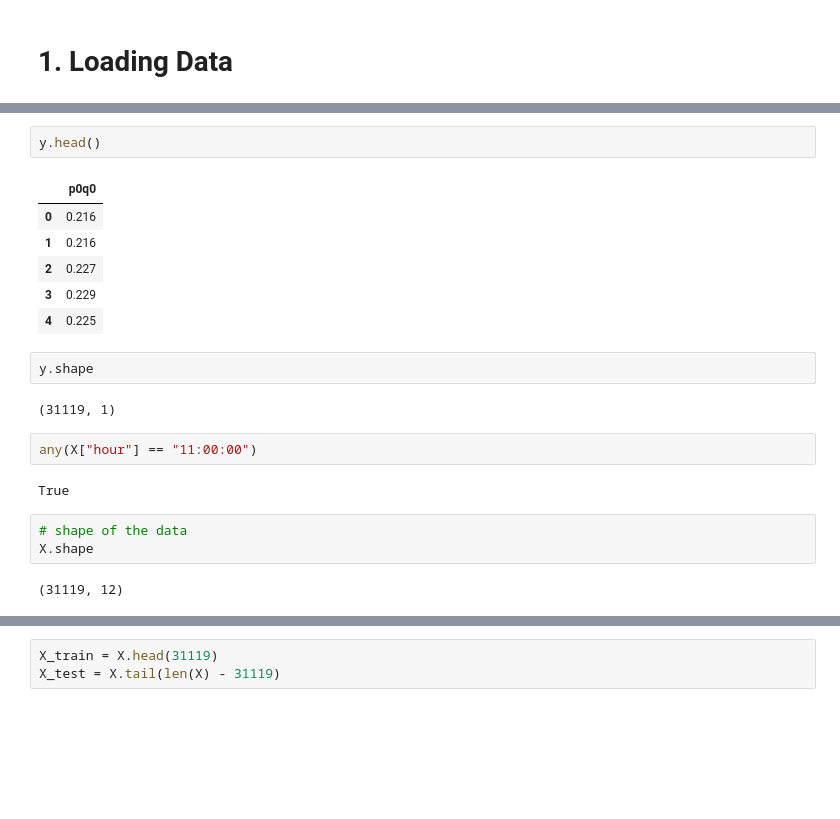
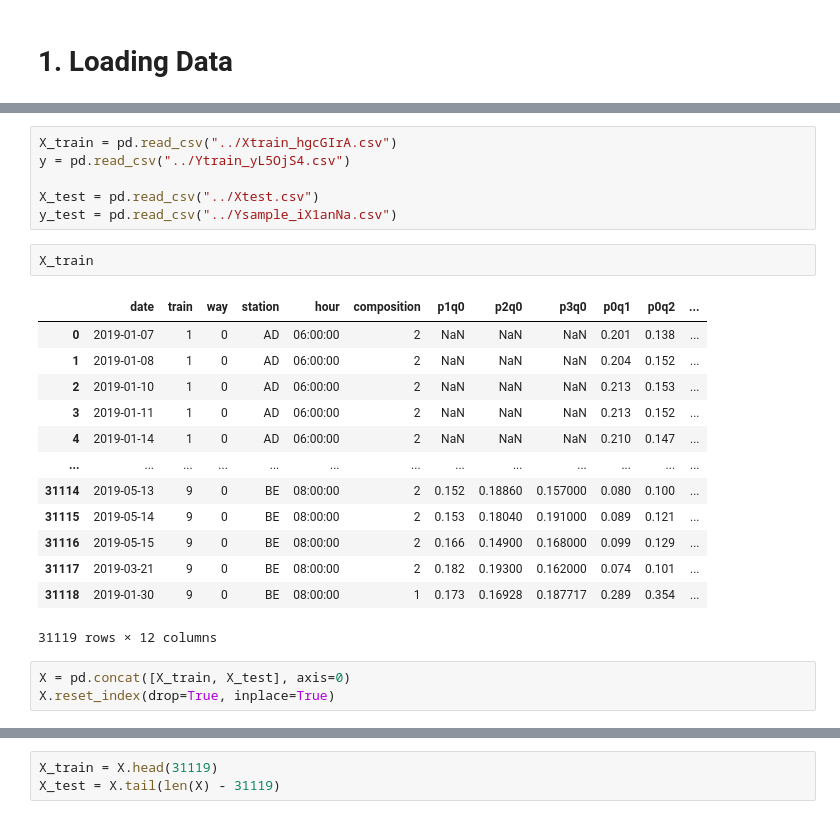
Before and after one commit to Ashraf-Khabar/Mean-time-to-predict-the-Occupation-Of-Trains, a Jupyter notebook: Torch Model Training/NN Training.ipynb, the cells around one changed output, grey strips where cells are left out. Saved outputs shown, nothing was run; the diff lists cells and outputs as text; blank space fills up the shorter version.

```diff
--- a/Torch Model Training/NN Training.ipynb
+++ b/Torch Model Training/NN Training.ipynb
@@ -29,22 +7,25 @@ y = y.drop(['Unnamed: 0'], axis=1)
-# %%
-y.head()
-# %% [output]
-|  | p0q0 |
-| 0 | 0.216 |
-| 1 | 0.216 |
-| 2 | 0.227 |
-| 3 | 0.229 |
-| 4 | 0.225 |
-# %%
-y.shape
-# %% [output]
-(31119, 1)
-# %%
-any(X["hour"] == "11:00:00")
-# %% [output]
-True
-# %%
-# shape of the data
-X.shape
-# %% [output]
-(31119, 12)
+# %%
+X_train = pd.read_csv("../Xtrain_hgcGIrA.csv")
+y = pd.read_csv("../Ytrain_yL5OjS4.csv")
+
+X_test = pd.read_csv("../Xtest.csv")
+y_test = pd.read_csv("../Ysample_iX1anNa.csv")
+# %%
+X_train
+# %% [output]
+|  | date | train | way | station | hour | composition | p1q0 | p2q0 | p3q0 | p0q1 | p0q2 | ... |
+| 0 | 2019-01-07 | 1 | 0 | AD | 06:00:00 | 2 | NaN | NaN | NaN | 0.201 | 0.138 | ... |
+| 1 | 2019-01-08 | 1 | 0 | AD | 06:00:00 | 2 | NaN | NaN | NaN | 0.204 | 0.152 | ... |
+| 2 | 2019-01-10 | 1 | 0 | AD | 06:00:00 | 2 | NaN | NaN | NaN | 0.213 | 0.153 | ... |
+| 3 | 2019-01-11 | 1 | 0 | AD | 06:00:00 | 2 | NaN | NaN | NaN | 0.213 | 0.152 | ... |
+| 4 | 2019-01-14 | 1 | 0 | AD | 06:00:00 | 2 | NaN | NaN | NaN | 0.210 | 0.147 | ... |
+| ... | ... | ... | ... | ... | ... | ... | ... | ... | ... | ... | ... | ... |
+| 31114 | 2019-05-13 | 9 | 0 | BE | 08:00:00 | 2 | 0.152 | 0.18860 | 0.157000 | 0.080 | 0.100 | ... |
+| 31115 | 2019-05-14 | 9 | 0 | BE | 08:00:00 | 2 | 0.153 | 0.18040 | 0.191000 | 0.089 | 0.121 | ... |
+| 31116 | 2019-05-15 | 9 | 0 | BE | 08:00:00 | 2 | 0.166 | 0.14900 | 0.168000 | 0.099 | 0.129 | ... |
+| 31117 | 2019-03-21 | 9 | 0 | BE | 08:00:00 | 2 | 0.182 | 0.19300 | 0.162000 | 0.074 | 0.101 | ... |
+| 31118 | 2019-01-30 | 9 | 0 | BE | 08:00:00 | 1 | 0.173 | 0.16928 | 0.187717 | 0.289 | 0.354 | ... |
+31119 rows × 12 columns
+# %%
+X = pd.concat([X_train, X_test], axis=0)
+X.reset_index(drop=True, inplace=True)
```
Also changed, not shown: parts of 59 cells of this notebook, 1 other file.
